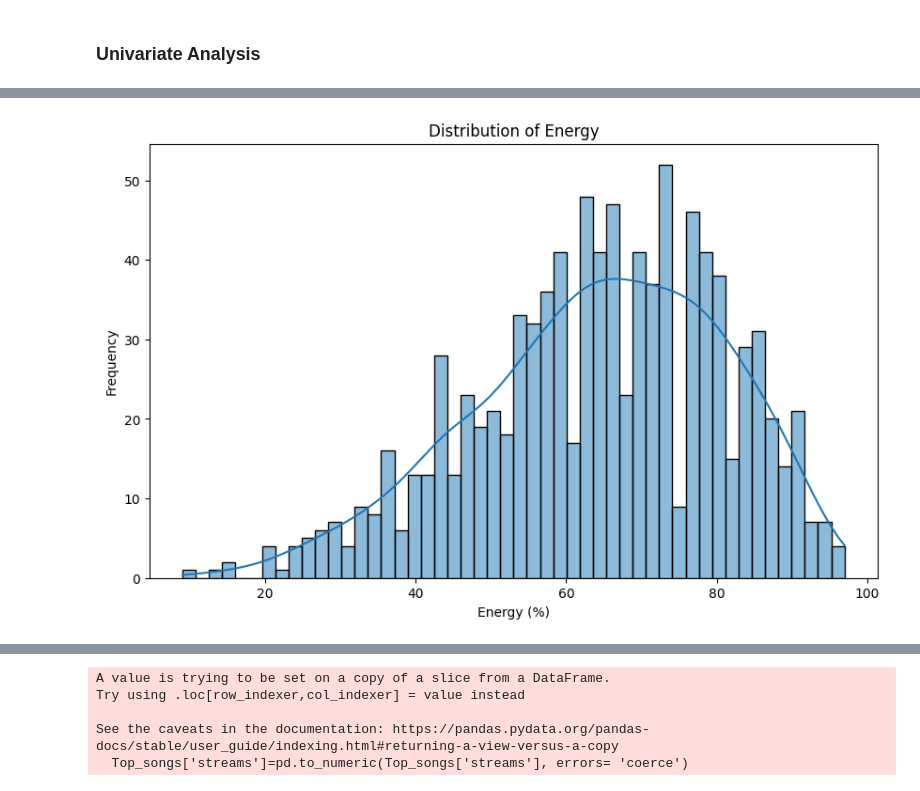
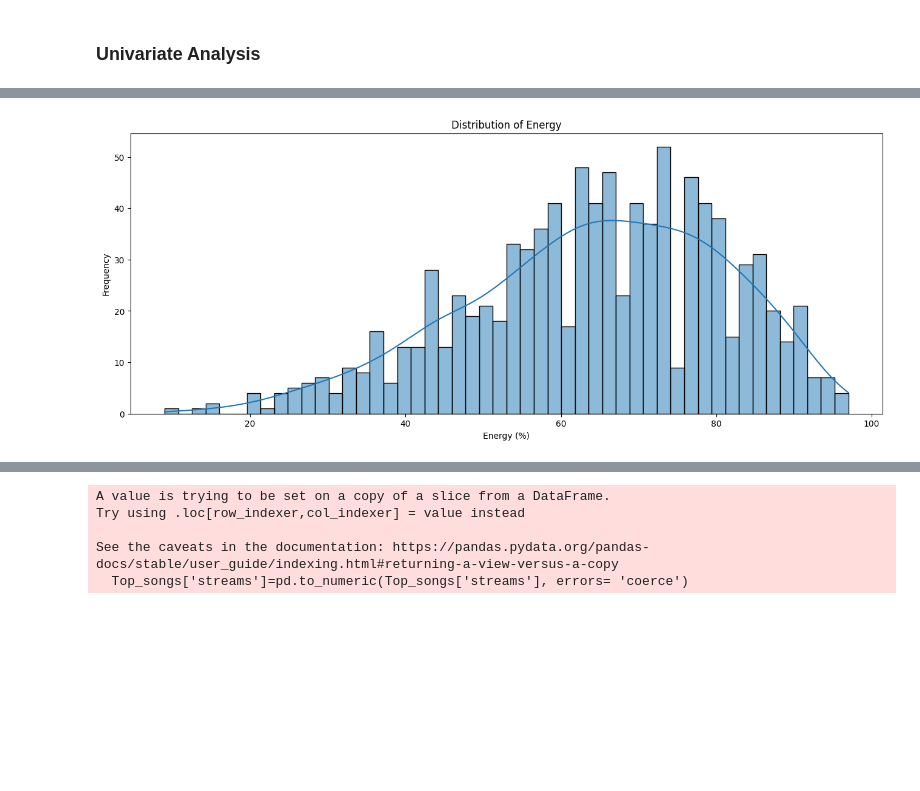
Before and after one commit to akhilsamvarghese/Spotify_Dataset_Visualisation, a Jupyter notebook: Spotify_Data_Visualization.ipynb, the cells around one changed output, grey strips where cells are left out. Cells and saved outputs as stored; diff of their text form; code cells hidden in the pictures; blank space fills up the shorter version.

```diff
--- a/Spotify_Data_Visualization.ipynb
+++ b/Spotify_Data_Visualization.ipynb
@@ -271,12 +271,12 @@ plt.show()
 # %%
 # Analyzing the distribution of 'energy_%'
-plt.figure(figsize=(10, 6))
+plt.figure(figsize=(16, 6))
 sns.histplot(df['energy_%'], bins=50, kde=True)
 plt.title('Distribution of Energy')
 plt.xlabel('Energy (%)')
 plt.ylabel('Frequency')
 plt.show()
 # %% [output]
-[figure, old version]
+[figure, new version]
 # %%
 # Analyzing the distribution of 'acousticness_%'
```
Also changed, not shown: parts of 12 cells of this notebook.
